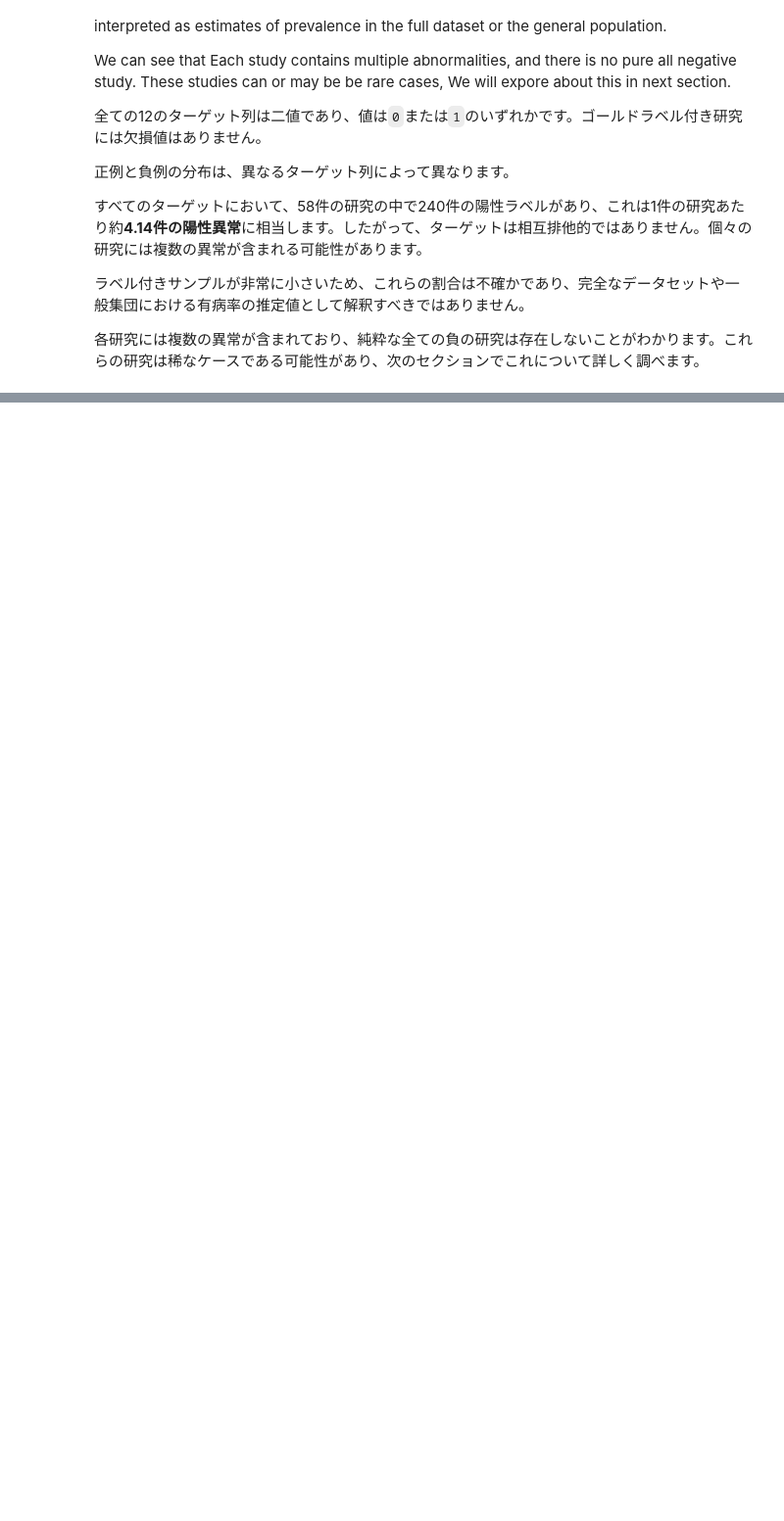
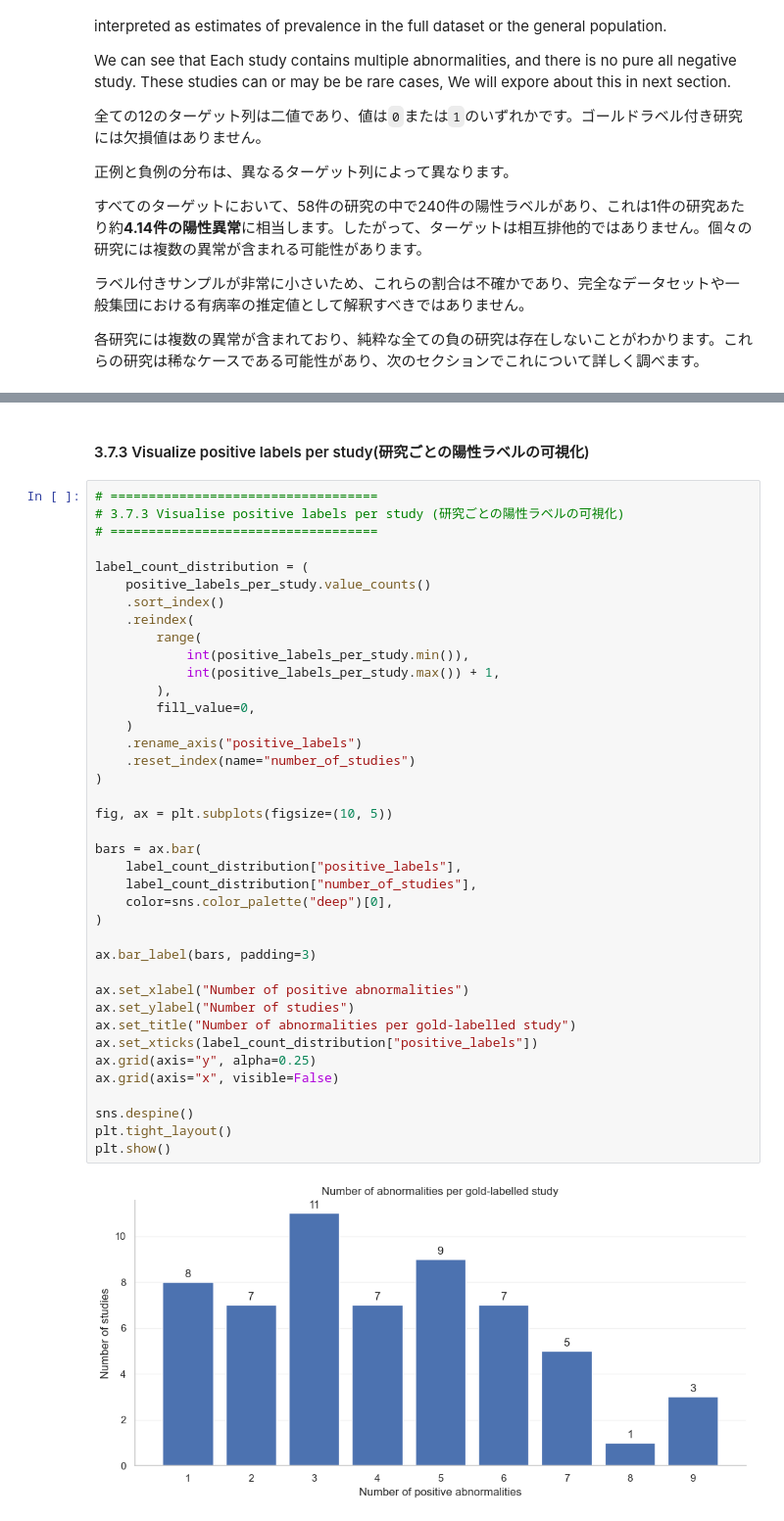
Before and after one commit to PandaDev0069/Kaggle, a Jupyter notebook: RSNA_Knee_EDA.ipynb, the cells around one changed output, grey strips where cells are left out. Shown at 98% size. Saved outputs shown, nothing was run; the diff lists cells and outputs as text; blank space fills up the shorter version.

Commit message:
Add information about co-occurence of abnormalities

```diff
--- a/RSNA_Knee_EDA.ipynb
+++ b/RSNA_Knee_EDA.ipynb
@@ -589,0 +684,43 @@ In this section, we will explore the distribution of the number of abnormalities
+# %% [markdown]
+#### 3.7.3 Visualize positive labels per study(研究ごとの陽性ラベルの可視化)
+# %%
+# ===================================
+# 3.7.3 Visualise positive labels per study (研究ごとの陽性ラベルの可視化)
+# ===================================
+
+label_count_distribution = (
+    positive_labels_per_study.value_counts()
+    .sort_index()
+    .reindex(
+        range(
+            int(positive_labels_per_study.min()),
+            int(positive_labels_per_study.max()) + 1,
+        ),
+        fill_value=0,
+    )
+    .rename_axis("positive_labels")
+    .reset_index(name="number_of_studies")
+)
+
+fig, ax = plt.subplots(figsize=(10, 5))
+
+bars = ax.bar(
+    label_count_distribution["positive_labels"],
+    label_count_distribution["number_of_studies"],
+    color=sns.color_palette("deep")[0],
+)
+
+ax.bar_label(bars, padding=3)
+
+ax.set_xlabel("Number of positive abnormalities")
+ax.set_ylabel("Number of studies")
+ax.set_title("Number of abnormalities per gold-labelled study")
+ax.set_xticks(label_count_distribution["positive_labels"])
+ax.grid(axis="y", alpha=0.25)
+ax.grid(axis="x", visible=False)
+
+sns.despine()
+plt.tight_layout()
+plt.show()
+# %% [output]
+[figure, added]
```
Also changed, not shown: parts of 12 cells of this notebook.
